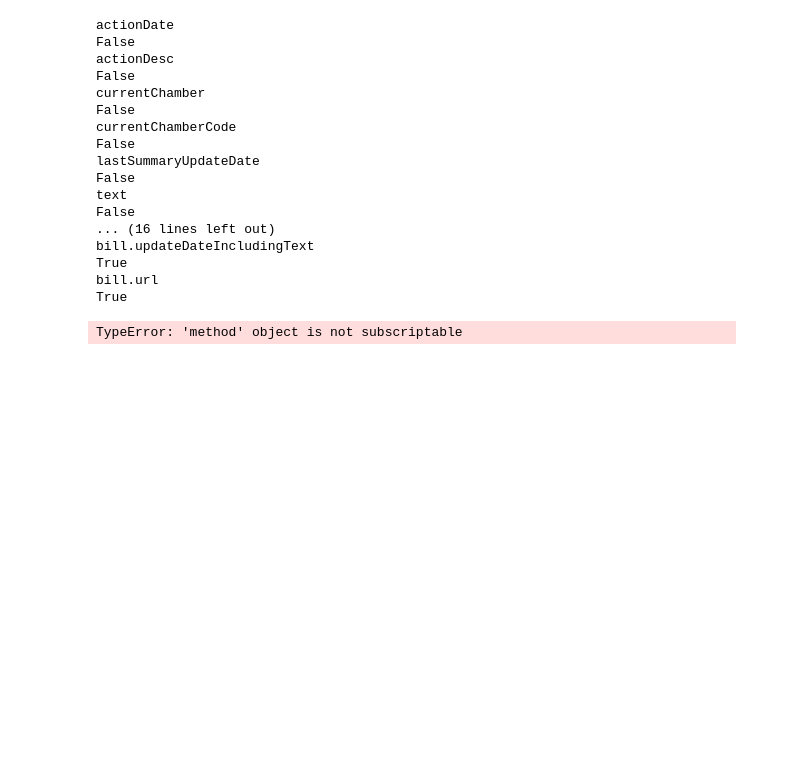
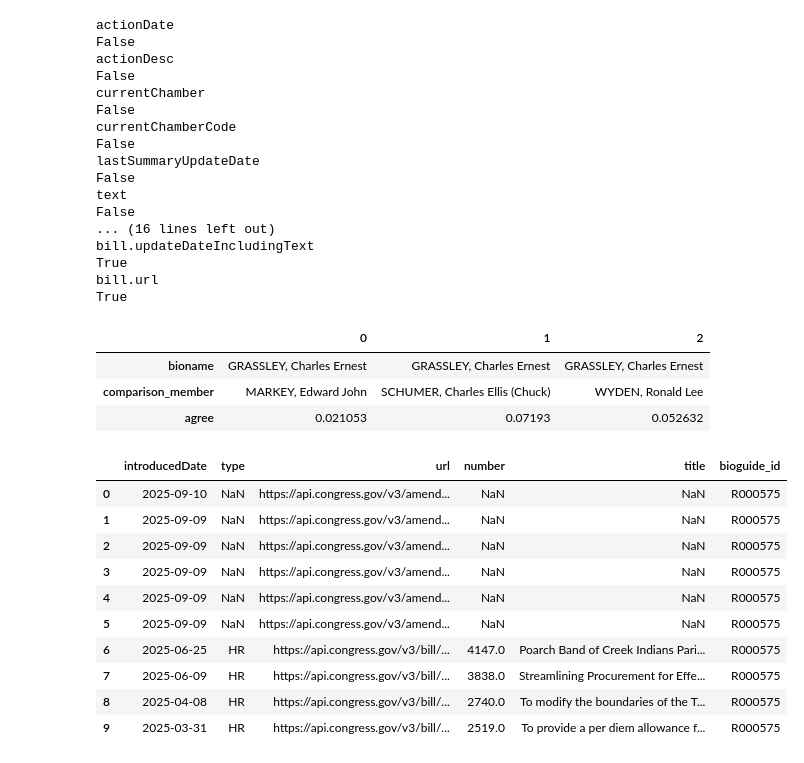
Before and after one commit to stephanie-morrall/contrans2025, a Jupyter notebook: notebooks/schema.ipynb, the cells around one changed output. Saved outputs shown, nothing was run; the diff lists cells and outputs as text; code cells hidden in the pictures; blank space fills up the shorter version.

```diff
--- a/notebooks/schema.ipynb
+++ b/notebooks/schema.ipynb
@@ -313,6 +314,5 @@ bills.columns = [c.lower().replace('..', '_') for c in bills.columns]
 bills.to_csv('../data/thirdNF/bills.csv')
 # %%
-bill_version = bill_summaries.drop[['bill.congress', 'bill.originChamber',
-                       'bill.originChamberCode', 'bill.title', 'bill.updateDateIncludingText', 'bill.url']].drop_duplicates()
+bill_versions = bill_summaries.drop(['bill.congress', 'bill.originChamber',
+                       'bill.originChamberCode', 'bill.title', 'bill.updateDateIncludingText',
+                       'bill.url'], axis=1)
-# %% [output]
-TypeError: 'method' object is not subscriptable
@@ -318,0 +322,7 @@ TypeError: 'method' object is not subscriptable
+# %%
+vote_compare.head(3).T
+# %% [output]
+|  | 0 | 1 | 2 |
+| bioname | GRASSLEY, Charles Ernest | GRASSLEY, Charles Ernest | GRASSLEY, Charles Ernest |
+| comparison_member | MARKEY, Edward John | SCHUMER, Charles Ellis (Chuck) | WYDEN, Ronald Lee |
+| agree | 0.021053 | 0.07193 | 0.052632 |
@@ -318,0 +331,14 @@ TypeError: 'method' object is not subscriptable
+# %%
+sponsored_legislation.head(10)
+# %% [output]
+|  | introducedDate | type | url | number | title | bioguide_id |
+| 0 | 2025-09-10 | NaN | https://api.congress.gov/v3/amend... | NaN | NaN | R000575 |
+| 1 | 2025-09-09 | NaN | https://api.congress.gov/v3/amend... | NaN | NaN | R000575 |
+| 2 | 2025-09-09 | NaN | https://api.congress.gov/v3/amend... | NaN | NaN | R000575 |
+| 3 | 2025-09-09 | NaN | https://api.congress.gov/v3/amend... | NaN | NaN | R000575 |
+| 4 | 2025-09-09 | NaN | https://api.congress.gov/v3/amend... | NaN | NaN | R000575 |
+| 5 | 2025-09-09 | NaN | https://api.congress.gov/v3/amend... | NaN | NaN | R000575 |
+| 6 | 2025-06-25 | HR | https://api.congress.gov/v3/bill/... | 4147.0 | Poarch Band of Creek Indians Pari... | R000575 |
+| 7 | 2025-06-09 | HR | https://api.congress.gov/v3/bill/... | 3838.0 | Streamlining Procurement for Effe... | R000575 |
+| 8 | 2025-04-08 | HR | https://api.congress.gov/v3/bill/... | 2740.0 | To modify the boundaries of the T... | R000575 |
+| 9 | 2025-03-31 | HR | https://api.congress.gov/v3/bill/... | 2519.0 | To provide a per diem allowance f... | R000575 |
```
Also changed, not shown: parts of 31 cells of this notebook, 1 other file.
